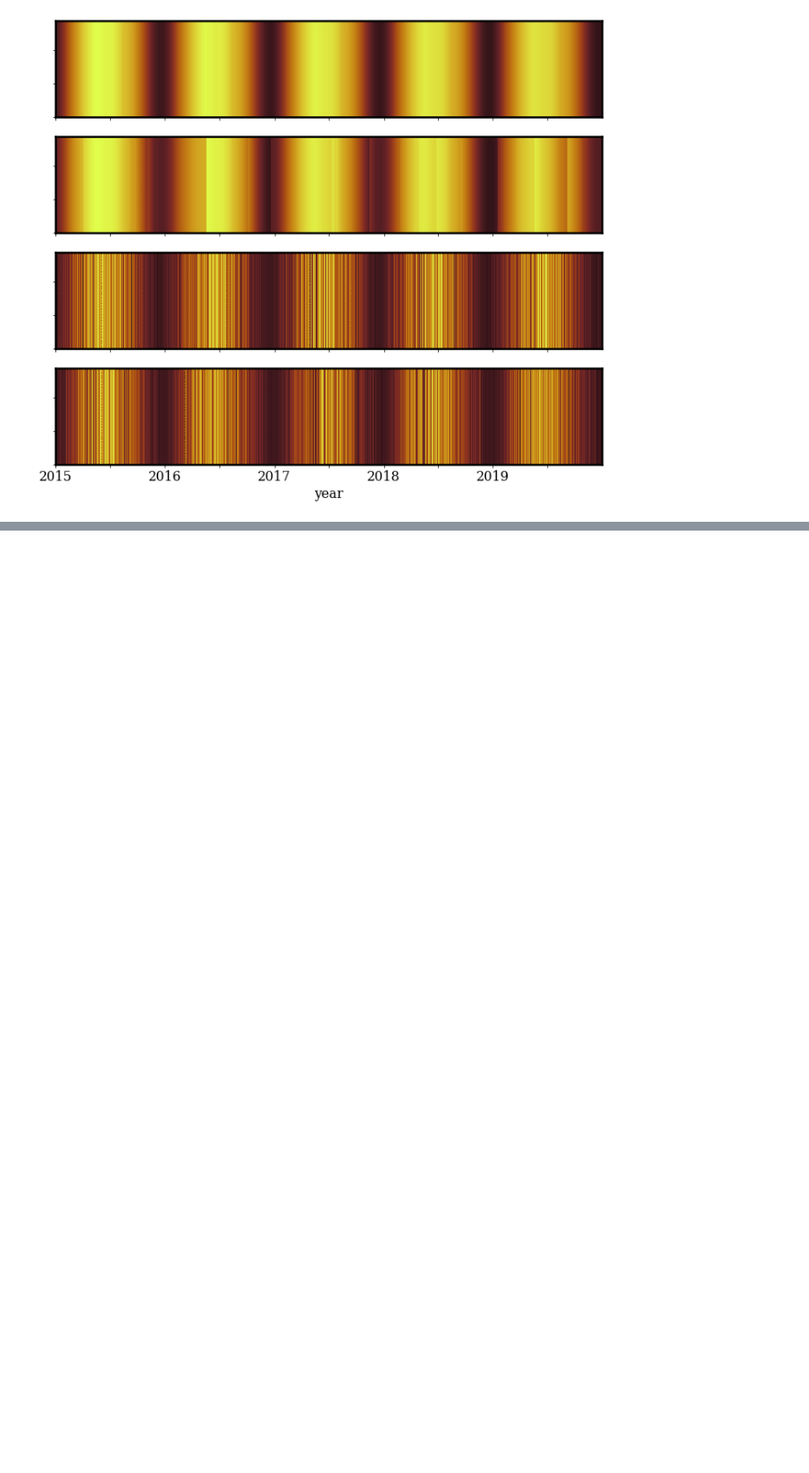
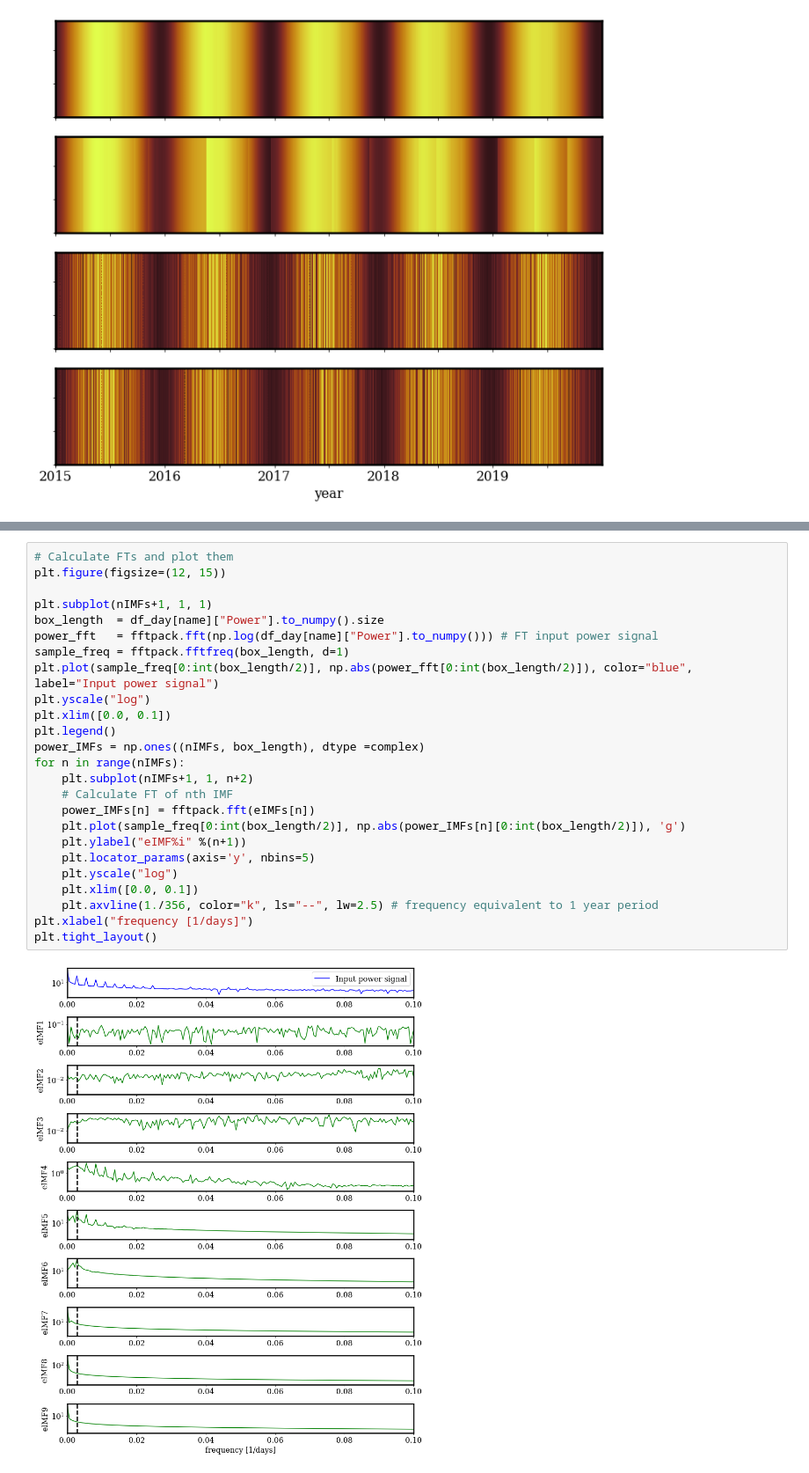
Before and after one commit to Rufski/S2DS-EPRI, a Jupyter notebook: notebooks/5.0-mb-visualization.ipynb, the cells around one changed output, grey strips where cells are left out. Shown at 88% size. Drawn from its saved outputs; the diff is of its cells as text; blank space fills up the shorter version.

```diff
--- a/notebooks/5.0-mb-visualization.ipynb
+++ b/notebooks/5.0-mb-visualization.ipynb
@@ -151,0 +223,27 @@ fig.savefig("../../plots/power_all_downsampling.png", bbox_inches='tight')
+# %%
+# Calculate FTs and plot them
+plt.figure(figsize=(12, 15))
+
+plt.subplot(nIMFs+1, 1, 1)
+box_length  = df_day[name]["Power"].to_numpy().size
+power_fft   = fftpack.fft(np.log(df_day[name]["Power"].to_numpy())) # FT input power signal
+sample_freq = fftpack.fftfreq(box_length, d=1)
+plt.plot(sample_freq[0:int(box_length/2)], np.abs(power_fft[0:int(box_length/2)]), color="blue", label="Input power signal")
+plt.yscale("log")
+plt.xlim([0.0, 0.1])
+plt.legend()
+power_IMFs = np.ones((nIMFs, box_length), dtype =complex)
+for n in range(nIMFs):
+    plt.subplot(nIMFs+1, 1, n+2)
+    # Calculate FT of nth IMF
+    power_IMFs[n] = fftpack.fft(eIMFs[n])
+    plt.plot(sample_freq[0:int(box_length/2)], np.abs(power_IMFs[n][0:int(box_length/2)]), 'g')
+    plt.ylabel("eIMF%i" %(n+1))
+    plt.locator_params(axis='y', nbins=5)
+    plt.yscale("log")
+    plt.xlim([0.0, 0.1])
+    plt.axvline(1./356, color="k", ls="--", lw=2.5) # frequency equivalent to 1 year period
+plt.xlabel("frequency [1/days]")
+plt.tight_layout()
+# %% [output]
+[figure, added]
```
Also changed, not shown: parts of 12 cells of this notebook.
